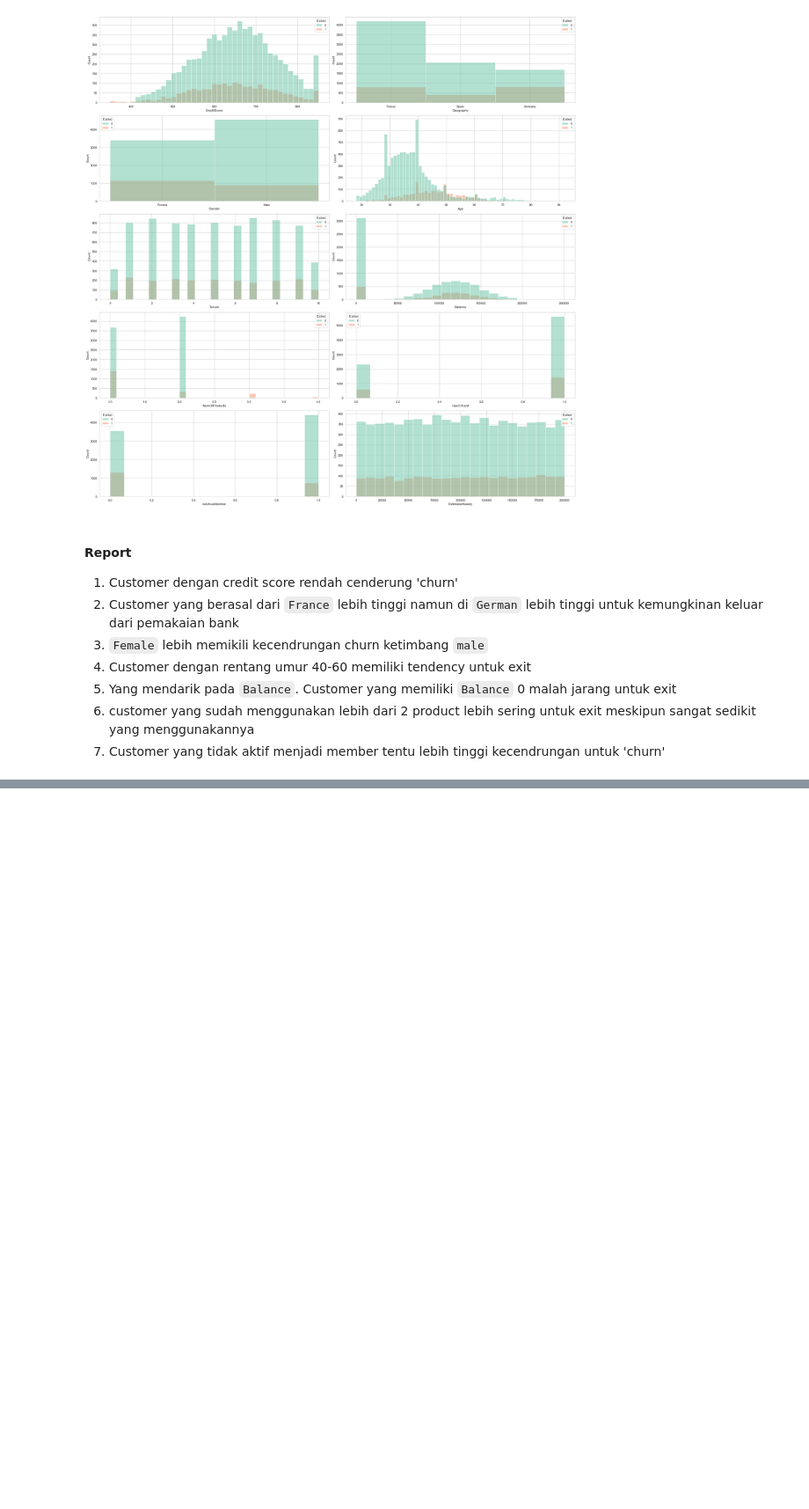
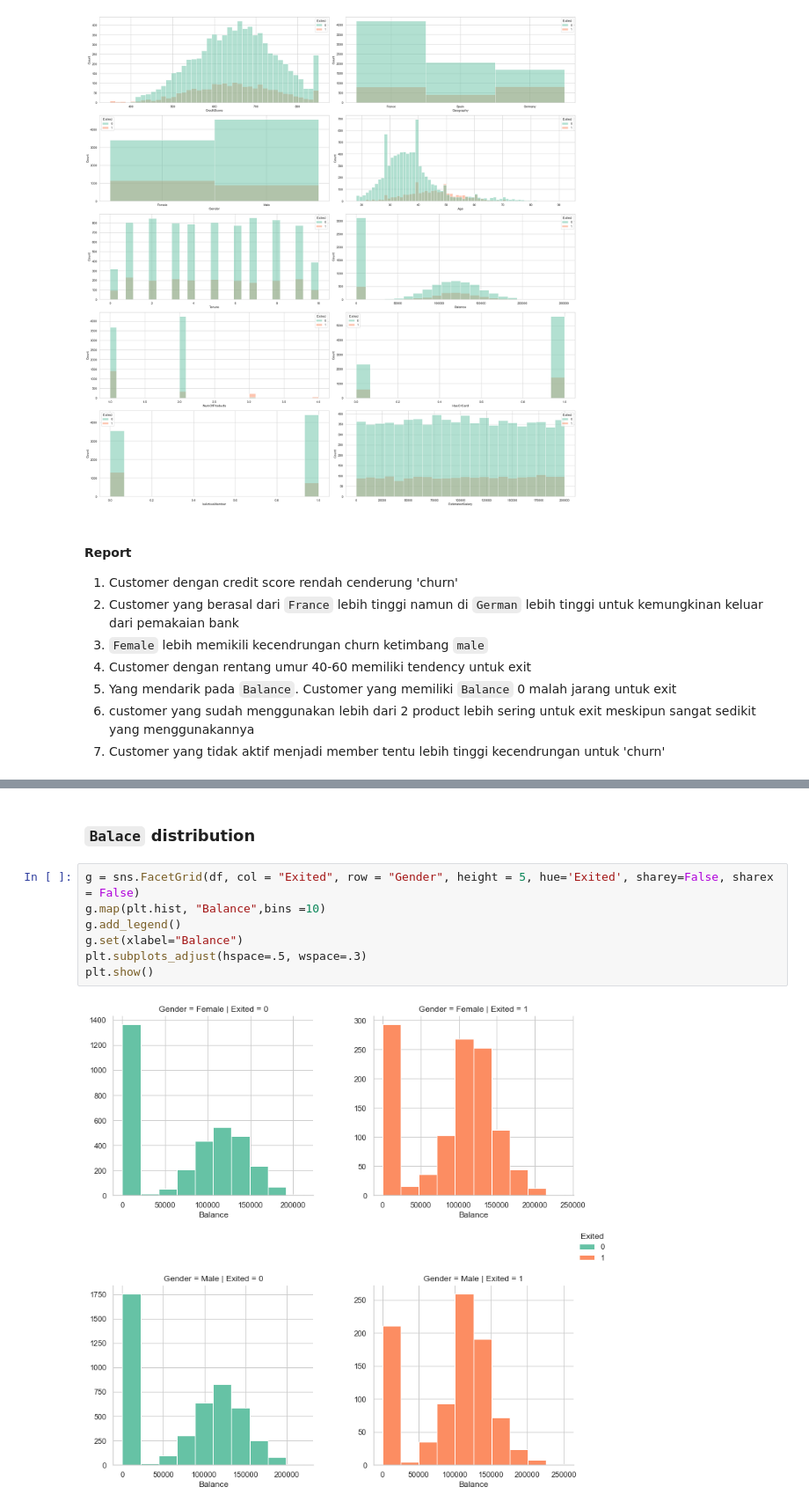
Before and after one commit to bayuwira/Project-Churn-for-Bank-Customers, a Jupyter notebook: Customer Churn Analysis.ipynb, the cells around one changed output, grey strips where cells are left out. Shown: that part at 88% size. Drawn from its saved outputs; the diff is of its cells as text; blank space fills up the shorter version.

```diff
--- a/Customer Churn Analysis.ipynb
+++ b/Customer Churn Analysis.ipynb
@@ -784,0 +535,11 @@ Model terbaik di antara yang diterapkan adalah Random Forests dengan akurasi 85,
+# %% [markdown]
+### `Balace` distribution
+# %%
+g = sns.FacetGrid(df, col = "Exited", row = "Gender", height = 5, hue='Exited', sharey=False, sharex = False)
+g.map(plt.hist, "Balance",bins =10)
+g.add_legend()
+g.set(xlabel="Balance")
+plt.subplots_adjust(hspace=.5, wspace=.3)
+plt.show()
+# %% [output]
+[figure, added]
```
Also changed, not shown: parts of 84 cells of this notebook.
